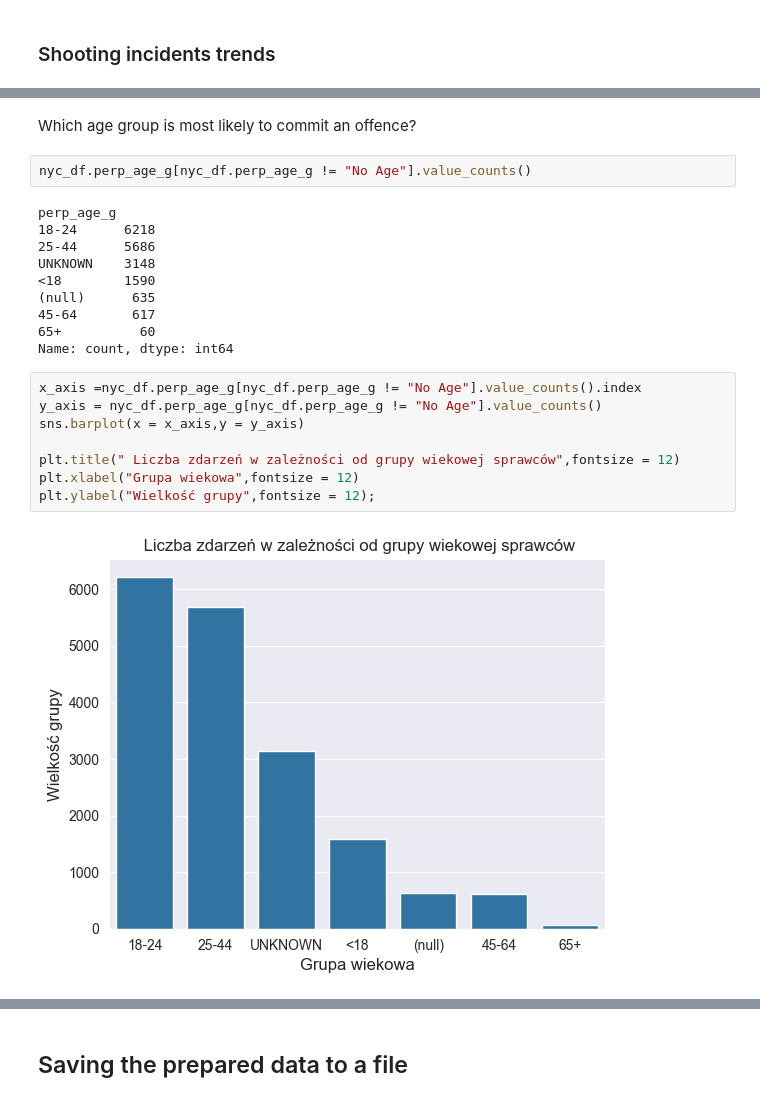
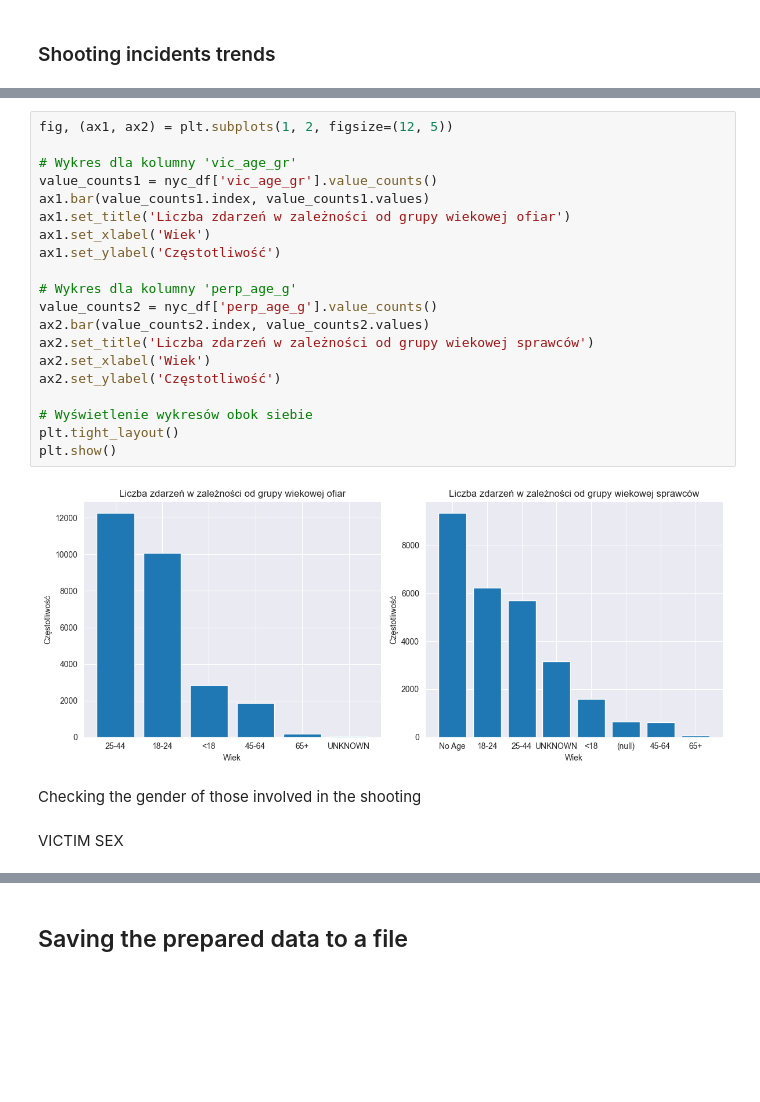
Before and after one commit to jkwiatk1/spatial-data-mining, a Jupyter notebook: 1-shooting_data_analysis.ipynb, the cells around one changed output, grey strips where cells are left out. Saved outputs shown, nothing was run; the diff lists cells and outputs as text; blank space fills up the shorter version.

```diff
--- a/1-shooting_data_analysis.ipynb
+++ b/1-shooting_data_analysis.ipynb
@@ -292,27 +271,29 @@ plt.show()
-# %% [markdown]
-Which age group is most likely to commit an offence?
-# %%
-nyc_df.perp_age_g[nyc_df.perp_age_g != "No Age"].value_counts()
-# %% [output]
-perp_age_g
-18-24      6218
-25-44      5686
-UNKNOWN    3148
-<18        1590
-(null)      635
-45-64       617
-65+          60
-Name: count, dtype: int64
-# %%
-x_axis =nyc_df.perp_age_g[nyc_df.perp_age_g != "No Age"].value_counts().index
-y_axis = nyc_df.perp_age_g[nyc_df.perp_age_g != "No Age"].value_counts()
-sns.barplot(x = x_axis,y = y_axis)
-
-plt.title(" Liczba zdarzeń w zależności od grupy wiekowej sprawców",fontsize = 12)
-plt.xlabel("Grupa wiekowa",fontsize = 12)
-plt.ylabel("Wielkość grupy",fontsize = 12);
-# %% [output]
-[figure, removed]
+# %%
+fig, (ax1, ax2) = plt.subplots(1, 2, figsize=(12, 5))
+
+# Wykres dla kolumny 'vic_age_gr'
+value_counts1 = nyc_df['vic_age_gr'].value_counts()
+ax1.bar(value_counts1.index, value_counts1.values)
+ax1.set_title('Liczba zdarzeń w zależności od grupy wiekowej ofiar')
+ax1.set_xlabel('Wiek')
+ax1.set_ylabel('Częstotliwość')
+
+# Wykres dla kolumny 'perp_age_g'
+value_counts2 = nyc_df['perp_age_g'].value_counts()
+ax2.bar(value_counts2.index, value_counts2.values)
+ax2.set_title('Liczba zdarzeń w zależności od grupy wiekowej sprawców')
+ax2.set_xlabel('Wiek')
+ax2.set_ylabel('Częstotliwość')
+
+# Wyświetlenie wykresów obok siebie
+plt.tight_layout()
+plt.show()
+# %% [output]
+[figure, added]
+# %% [markdown]
+Checking the gender of those involved in the shooting
+# %% [markdown]
+VICTIM SEX
 # %%
 nyc_df.vic_sex.value_counts()
 # %% [output]
```
Also changed, not shown: parts of 45 cells of this notebook, 1 other file.
